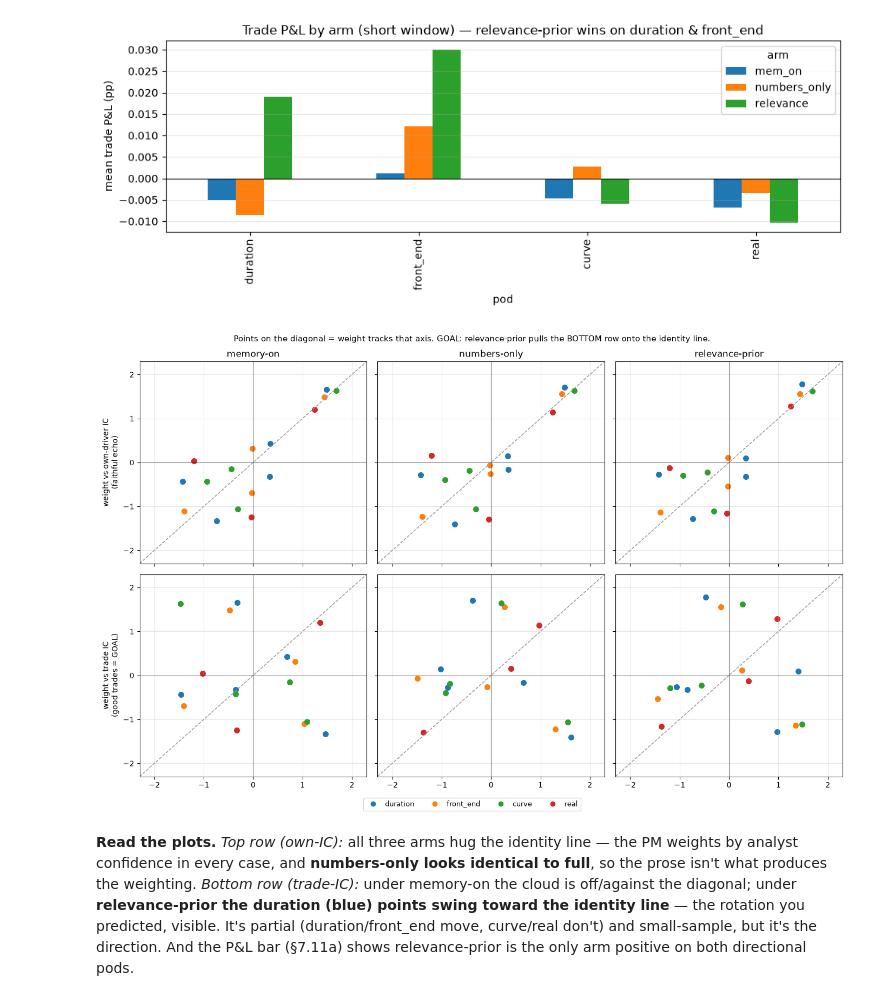
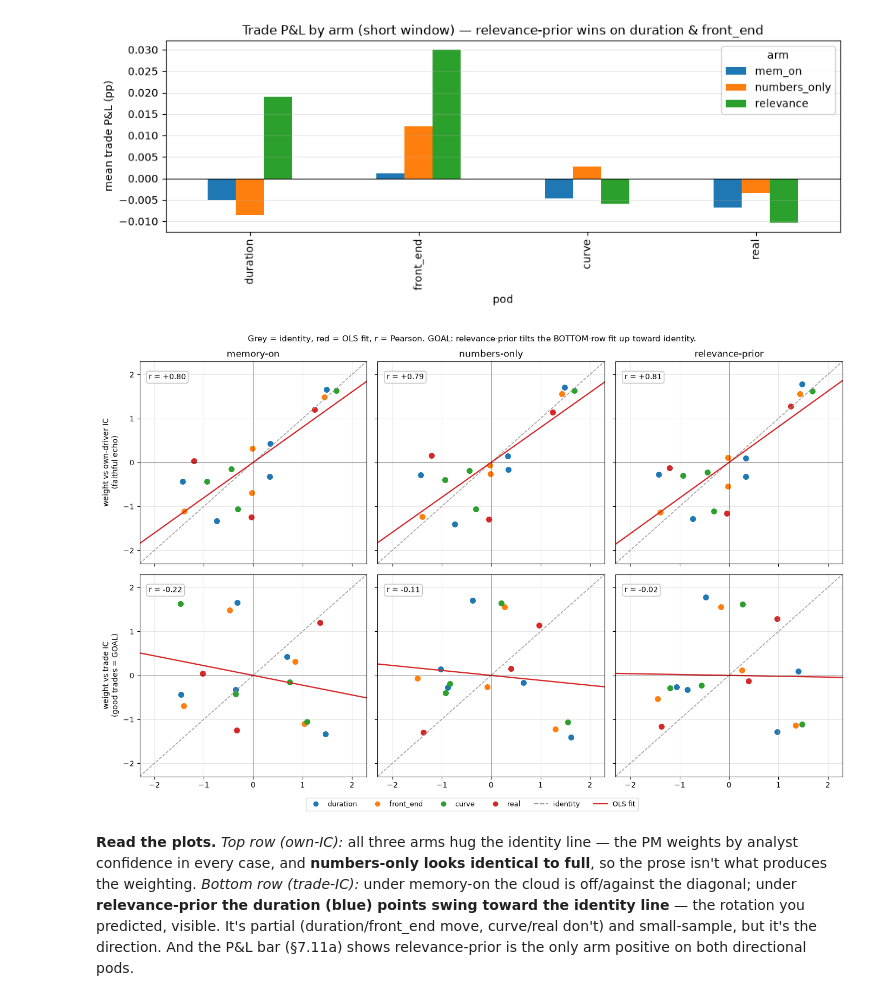
Before and after one commit to charishma005/Blackrock_UCB_MFE_Industry_Project, a Jupyter notebook: notebooks/pm_trade_evaluation.ipynb, the cells around one changed output. Cells and saved outputs as stored; diff of their text form; code cells hidden in the pictures.

```diff
--- a/notebooks/pm_trade_evaluation.ipynb
+++ b/notebooks/pm_trade_evaluation.ipynb
@@ -750,6 +750,7 @@ plt.tight_layout()
 Two ways the PM could weight an analyst. **Left — by own-driver IC:** how faithfully it echoes the analyst's skill at its own driver (taking the panel at face value). **Right — by trade IC:** how well that analyst's view converts into a good trade. **The goal is the right panel.** Axes are standardized within pod, so identity (y=x) means the PM's weight tracks that axis. The PM is **welded to the left diagonal** — it faithfully echoes analyst confidence (corr ≈ 0.9–1.0) — and sits **off the right one** (weight is ~0/negatively related to trade value). A PM that reasons *for the trade* should live on the right diagonal; that migration is exactly what the relevance-prior arm targets (§7.11).
 # %%
 # §7.10 · PM weight vs own-driver IC (faithful echo) | vs |trade IC| (good trades = the goal).
+# Grey dashed = identity (weight tracks axis 1:1). Red = OLS fit (actual slope). r = Pearson corr.
 from src.layered.evaluation.runs import load_run
 from src.layered.evaluation.ic import ICEvaluator
 DIRS = {'up': 1.0, 'down': -1.0, 'flat': 0.0}
@@ -787,18 +788,21 @@ cmap = {'duration': 'tab:blue', 'front_end': 'tab:orange', 'curve': 'tab:green',
 fig, ax = plt.subplots(1, 2, figsize=(13, 6), sharey=True)
 panels = [('own_ic_z', 'own-driver IC  (faithful echo of analyst skill)', 'weight vs own-driver IC  (faithful echo)'),
           ('trade_rel_z', '|trade IC|  (converts to a good trade)', 'weight vs trade IC  — THE GOAL')]
-lim = [-2.3, 2.3]
+lim = [-2.3, 2.3]; xs = np.array(lim)
 for j, (xcol, xlabel, title) in enumerate(panels):
-    ax[j].plot(lim, lim, ls='--', color='0.6', lw=1.2, label='identity (weight tracks this axis)')
+    dd = rel[[xcol, 'weight_z']].dropna()
+    ax[j].plot(lim, lim, ls='--', color='0.6', lw=1.2, label='identity (1:1)')
     for _, r2 in rel.iterrows():
         ax[j].scatter(r2[xcol], r2['weight_z'], color=cmap[r2['pod']], s=65)
         ax[j].annotate(r2['driver'][:9], (r2[xcol], r2['weight_z']), fontsize=6, xytext=(3, 3), textcoords='offset points')
-    c = rel[xcol].corr(rel['weight_z'])
+    m, b = np.polyfit(dd[xcol], dd['weight_z'], 1)
+    ax[j].plot(xs, m * xs + b, color='tab:red', lw=1.9, label=f'OLS fit (slope {m:+.2f})')
+    c = dd[xcol].corr(dd['weight_z'])
     ax[j].set_xlim(lim); ax[j].set_ylim(lim); ax[j].axhline(0, color='k', lw=.4); ax[j].axvline(0, color='k', lw=.4)
     ax[j].set_xlabel(xlabel + '  (z, within pod)'); ax[j].grid(alpha=.3); ax[j].legend(fontsize=7, loc='upper left')
-    ax[j].set_title(f'{title}   (corr {c:+.2f})')
+    ax[j].set_title(f'{title}   (r = {c:+.2f})')
 ax[0].set_ylabel('PM reliance / weight  (z, within pod)')
-fig.suptitle('The PM faithfully echoes analyst skill (left, on identity) but does NOT weight for good trades (right, off it)')
+fig.suptitle('The PM faithfully echoes analyst skill (left, fit ~ identity) but does NOT weight for good trades (right, fit off identity)')
 plt.tight_layout()
 rel.groupby('pod').apply(lambda g: pd.Series({
     'corr(weight, own_IC)': round(g['weight'].rank().corr(g['own_ic'].rank()), 2),
@@ -835,9 +839,9 @@ ax.grid(axis='y', alpha=.3); plt.tight_layout()
 # %% [output]
 [figure]
 # %%
-# §7.11b · The correlation plots, per arm. Top row: weight vs own-driver IC (faithful echo).
-# Bottom row: weight vs trade IC (the goal). Points ON the identity line = weight tracks that
-# axis. Watch the BOTTOM row: does relevance-prior pull the cloud onto the diagonal?
+# §7.11b · The correlation plots, per arm. Top: weight vs own-IC. Bottom: weight vs trade-IC.
+# Grey dashed = identity; red = OLS fit; r = Pearson. Watch the bottom row: does relevance-prior
+# tilt the red fit line up toward the identity?
 arm_files = [('memory-on', '{p}_mem_on'), ('numbers-only', '{p}_numonly'), ('relevance-prior', '{p}_relevance')]
 def arm_points(tmpl):
     rr = []
@@ -846,37 +850,43 @@ def arm_points(tmpl):
         for line in open(f'../reports/pm/{tmpl.format(p=pod)}.jsonl'):
             r = json.loads(line)
             if r.get('degraded'): continue
             dv = (r.get('arbitrated') or {}).get('drivers') or {}; b = r.get('board', {})
             for d in drv:
                 if d in dv: wt[d].append(abs(dv[d]))
             recs[pd.Timestamp(r['asof'])] = {d: DIRS.get(b.get(d, {}).get('direction', 'flat'), 0)
                 * float(b.get(d, {}).get('conviction', 0)) * pol.get(d, 1.0) for d in drv}
         P = pd.DataFrame(recs).T.sort_index(); out = traded_outcome(pod).reindex(P.index)
         for d in drv:
             pair = pd.concat([P[d].rename('s'), out.rename('o')], axis=1).dropna()
             rr.append({'pod': pod, 'weight': (np.mean(wt[d]) if wt[d] else 0.0), 'own_ic': own_ic[d],
                        'trade_rel': abs(pair['s'].rank().corr(pair['o'].rank())) if len(pair) > 4 else np.nan})
     df = pd.DataFrame(rr)
     for c in ['weight', 'own_ic', 'trade_rel']:
         df[c + '_z'] = df.groupby('pod')[c].transform(lambda s: (s - s.mean()) / s.std(ddof=0) if s.std(ddof=0) > 0 else s * 0)
     return df
 cmap = {'duration': 'tab:blue', 'front_end': 'tab:orange', 'curve': 'tab:green', 'real': 'tab:red'}
-fig, axes = plt.subplots(2, 3, figsize=(14, 9), sharex=True, sharey=True); lim = [-2.3, 2.3]
+fig, axes = plt.subplots(2, 3, figsize=(14, 9), sharex=True, sharey=True); lim = [-2.3, 2.3]; xs = np.array(lim)
 for col, (name, tmpl) in enumerate(arm_files):
     df = arm_points(tmpl)
     for row, (xcol, xlabel) in enumerate([('own_ic_z', 'weight vs own-driver IC\n(faithful echo)'),
                                           ('trade_rel_z', 'weight vs trade IC\n(good trades = GOAL)')]):
         ax = axes[row, col]; ax.plot(lim, lim, ls='--', color='0.6', lw=1.1)
         for _, r2 in df.iterrows(): ax.scatter(r2[xcol], r2['weight_z'], color=cmap[r2['pod']], s=48)
+        d2 = df[[xcol, 'weight_z']].dropna()
+        if len(d2) > 1:
+            m, b = np.polyfit(d2[xcol], d2['weight_z'], 1); ax.plot(xs, m * xs + b, color='tab:red', lw=1.7)
+            ax.text(0.04, 0.94, f'r = {d2[xcol].corr(d2["weight_z"]):+.2f}', transform=ax.transAxes,
+                    fontsize=10, va='top', bbox=dict(boxstyle='round', fc='white', ec='0.7', alpha=.8))
         ax.set_xlim(lim); ax.set_ylim(lim); ax.axhline(0, color='k', lw=.4); ax.axvline(0, color='k', lw=.4); ax.grid(alpha=.3)
         if row == 0: ax.set_title(name, fontsize=12)
         if col == 0: ax.set_ylabel(xlabel)
 handles = [plt.Line2D([], [], marker='o', ls='', color=c, label=p) for p, c in cmap.items()]
-fig.legend(handles=handles, ncol=4, loc='lower center', fontsize=9)
-fig.suptitle('Points on the diagonal = weight tracks that axis. GOAL: relevance-prior pulls the BOTTOM row onto the identity line.', fontsize=11)
+handles += [plt.Line2D([], [], ls='--', color='0.6', label='identity'), plt.Line2D([], [], color='tab:red', label='OLS fit')]
+fig.legend(handles=handles, ncol=6, loc='lower center', fontsize=9)
+fig.suptitle('Grey = identity, red = OLS fit, r = Pearson. GOAL: relevance-prior tilts the BOTTOM-row fit up toward identity.', fontsize=11)
 plt.tight_layout(rect=[0, 0.03, 1, 1])
 # %% [output]
-[figure, old version]
+[figure, new version]
 # %% [markdown]
 **Read the plots.** *Top row (own-IC):* all three arms hug the identity line — the PM weights by analyst confidence in every case, and **numbers-only looks identical to full**, so the prose isn't what produces the weighting. *Bottom row (trade-IC):* under memory-on the cloud is off/against the diagonal; under **relevance-prior the duration (blue) points swing toward the identity line** — the rotation you predicted, visible. It's partial (duration/front_end move, curve/real don't) and small-sample, but it's the direction. And the P&L bar (§7.11a) shows relevance-prior is the only arm positive on both directional pods.
 # %% [markdown]
```
Also changed, not shown: parts of 1 cell of this notebook.
